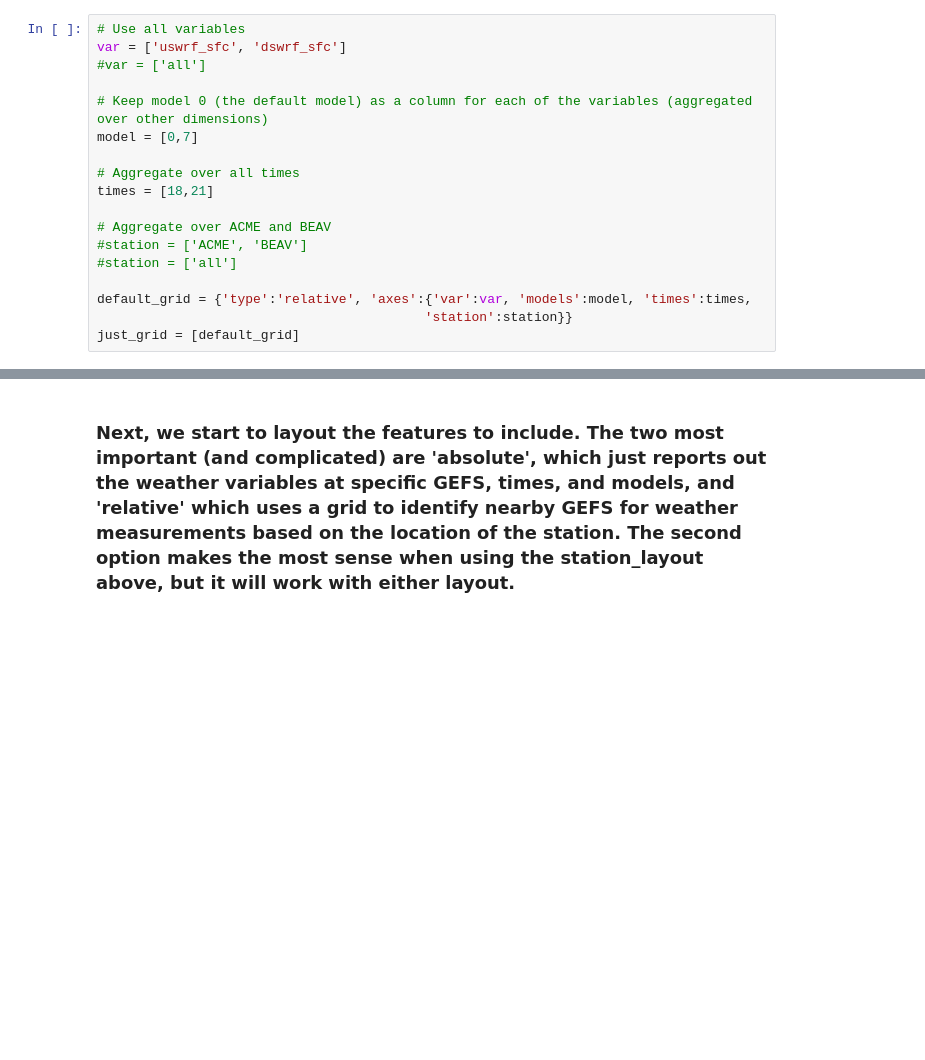
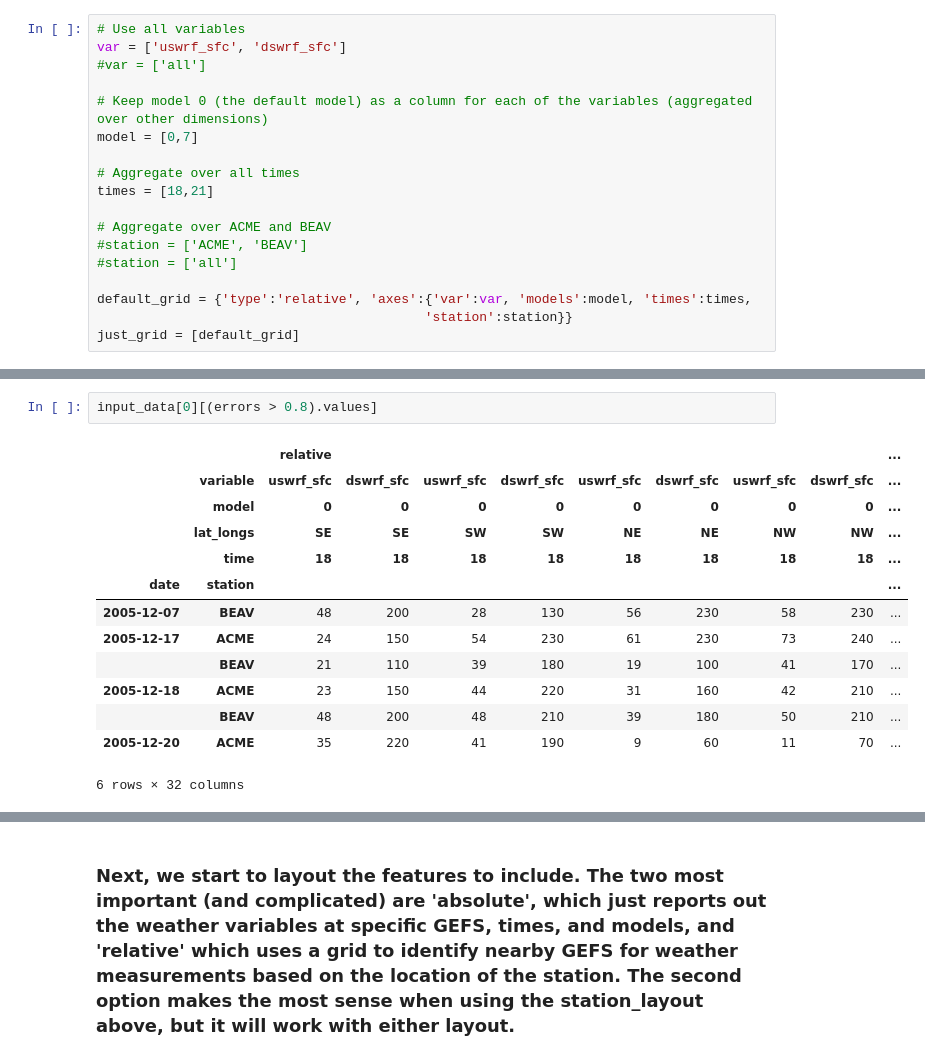
Before and after one commit to joelmpiper/solar_energy_prediction, a Jupyter notebook: notebooks/Full_Walkthrough.ipynb, the cells around one changed output, grey strips where cells are left out. Saved outputs shown, nothing was run; the diff lists cells and outputs as text; blank space fills up the shorter version.

```diff
--- a/notebooks/Full_Walkthrough.ipynb
+++ b/notebooks/Full_Walkthrough.ipynb
@@ -65,0 +137,16 @@ just_grid = [default_grid]
+# %%
+input_data[0][(errors > 0.8).values]
+# %% [output]
+|  |  | relative |  |  |  |  |  |  |  | ... |
+|  | variable | uswrf_sfc | dswrf_sfc | uswrf_sfc | dswrf_sfc | uswrf_sfc | dswrf_sfc | uswrf_sfc | dswrf_sfc | ... |
+|  | model | 0 | 0 | 0 | 0 | 0 | 0 | 0 | 0 | ... |
+|  | lat_longs | SE | SE | SW | SW | NE | NE | NW | NW | ... |
+|  | time | 18 | 18 | 18 | 18 | 18 | 18 | 18 | 18 | ... |
+| date | station |  |  |  |  |  |  |  |  | ... |
+| 2005-12-07 | BEAV | 48 | 200 | 28 | 130 | 56 | 230 | 58 | 230 | ... |
+| 2005-12-17 | ACME | 24 | 150 | 54 | 230 | 61 | 230 | 73 | 240 | ... |
+|  | BEAV | 21 | 110 | 39 | 180 | 19 | 100 | 41 | 170 | ... |
+| 2005-12-18 | ACME | 23 | 150 | 44 | 220 | 31 | 160 | 42 | 210 | ... |
+|  | BEAV | 48 | 200 | 48 | 210 | 39 | 180 | 50 | 210 | ... |
+| 2005-12-20 | ACME | 35 | 220 | 41 | 190 | 9 | 60 | 11 | 70 | ... |
+6 rows × 32 columns
```
Also changed, not shown: parts of 27 cells of this notebook, 2 other files.
